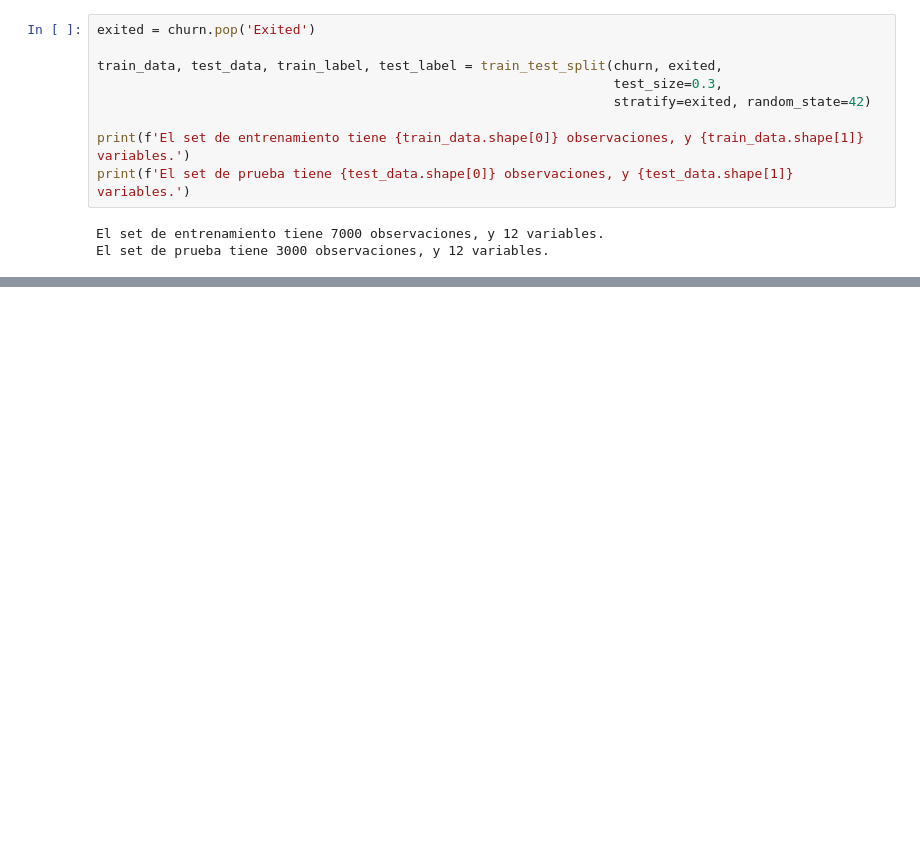
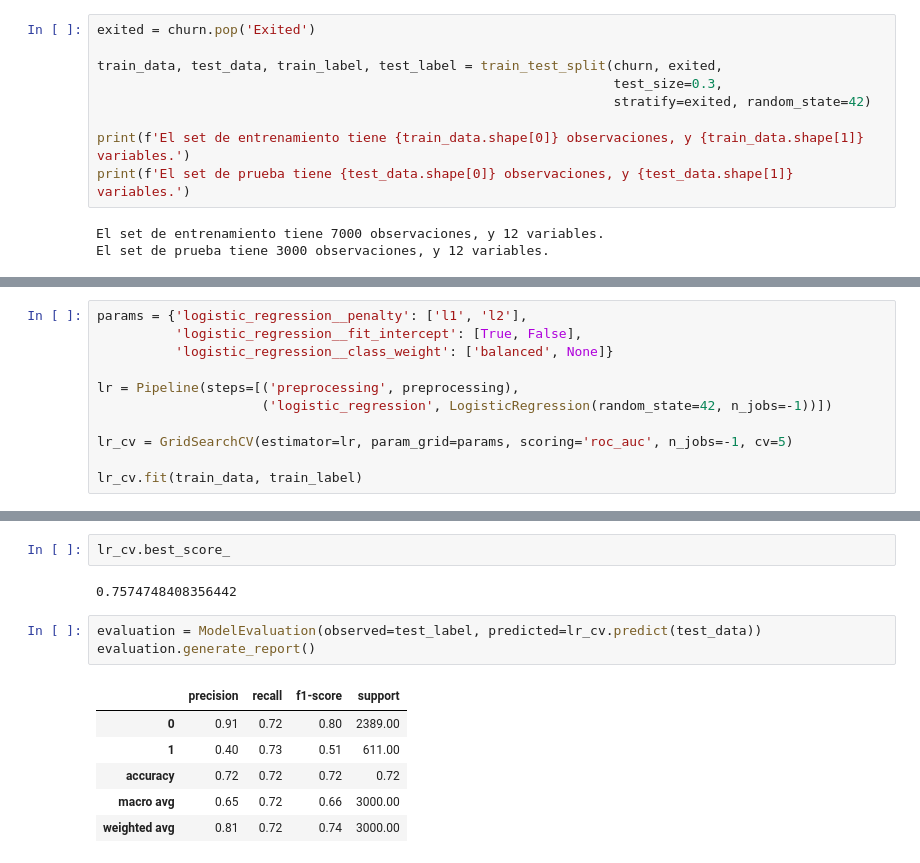
Before and after one commit to stivenlopezg/class-acamica, a Jupyter notebook: churn-modeling.ipynb, the cells around one changed output, grey strips where cells are left out. Drawn from its saved outputs; the diff is of its cells as text; blank space fills up the shorter version.

```diff
--- a/churn-modeling.ipynb
+++ b/churn-modeling.ipynb
@@ -65,0 +214,11 @@ El set de prueba tiene 3000 observaciones, y 12 variables.
+# %%
+params = {'logistic_regression__penalty': ['l1', 'l2'],
+          'logistic_regression__fit_intercept': [True, False],
+          'logistic_regression__class_weight': ['balanced', None]}
+
+lr = Pipeline(steps=[('preprocessing', preprocessing),
+                     ('logistic_regression', LogisticRegression(random_state=42, n_jobs=-1))])
+
+lr_cv = GridSearchCV(estimator=lr, param_grid=params, scoring='roc_auc', n_jobs=-1, cv=5)
+
+lr_cv.fit(train_data, train_label)
@@ -65,0 +269,14 @@ El set de prueba tiene 3000 observaciones, y 12 variables.
+# %%
+lr_cv.best_score_
+# %% [output]
+0.7574748408356442
+# %%
+evaluation = ModelEvaluation(observed=test_label, predicted=lr_cv.predict(test_data))
+evaluation.generate_report()
+# %% [output]
+|  | precision | recall | f1-score | support |
+| 0 | 0.91 | 0.72 | 0.80 | 2389.00 |
+| 1 | 0.40 | 0.73 | 0.51 | 611.00 |
+| accuracy | 0.72 | 0.72 | 0.72 | 0.72 |
+| macro avg | 0.65 | 0.72 | 0.66 | 3000.00 |
+| weighted avg | 0.81 | 0.72 | 0.74 | 3000.00 |
```
Also changed, not shown: parts of 28 cells of this notebook.
